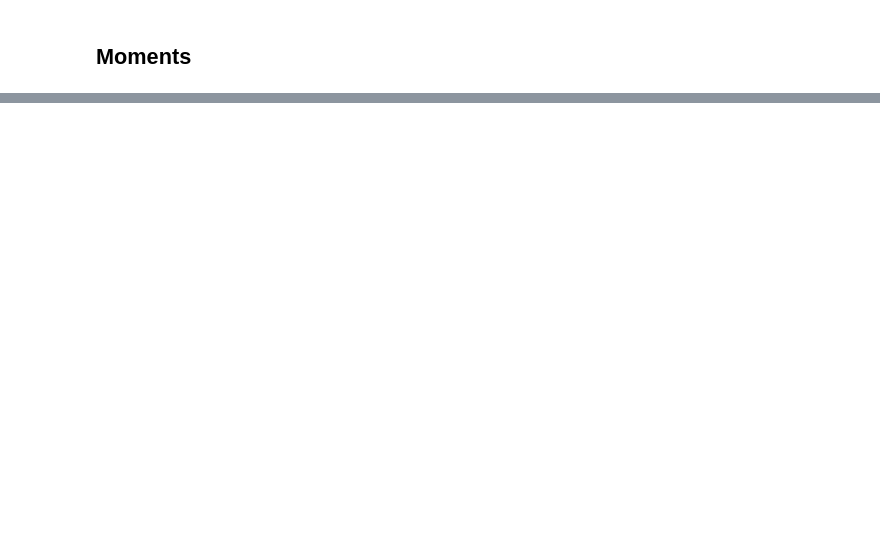
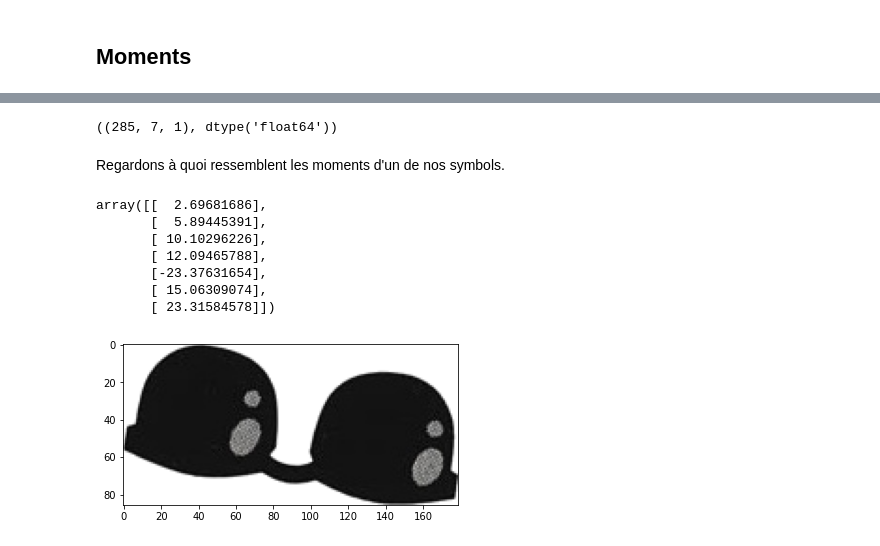
Before and after one commit to Fir0x/Dobble-referee, a Jupyter notebook: notebooks/moments.ipynb, the cells around one changed output, grey strips where cells are left out. Saved outputs shown, nothing was run; the diff lists cells and outputs as text; code cells hidden in the pictures; blank space fills up the shorter version.

Commit message:
[UPD] Moments: add explanation

```diff
--- a/notebooks/moments.ipynb
+++ b/notebooks/moments.ipynb
@@ -87,2 +98,3 @@ symbols = [load_image(symbol_file) for symbol_file in symbol_files]
 # %%
-symbols_gray = [ cv2.imread(symbol_file, cv2.IMREAD_GRAYSCALE) for symbol_file in symbol_files]
+symbols = [cv2.cvtColor(cv2.imread(symbol_file), cv2.COLOR_BGR2RGB) for symbol_file in symbol_files]
+len(symbols), symbols[0].shape, symbols[0].dtype
@@ -96,11 +124,16 @@ from math import copysign, log10
 # %%
-# Calculate Moments
-moments = cv2.moments(symbols_gray[0])
-# Calculate Hu Moments
-huMoments = cv2.HuMoments(moments)
+def symbol2moments(symbol):
+    # Convert to grayscale
+    symbol_gray = cv2.cvtColor(symbol, cv2.COLOR_RGB2GRAY)
 
-# Log scale hu moments
-for i in range(0,7):
-    huMoments[i] = -1* copysign(1.0, huMoments[i]) * log10(abs(huMoments[i]))
+    # Calculate Moments
+    moments = cv2.moments(symbol_gray)
 
-huMoments
+    # Calculate Hu Moments
+    huMoments = cv2.HuMoments(moments)
+
+    # Log scale hu moments to have same order of magnitude
+    for i in range(0,7):
+        huMoments[i] = -1* copysign(1.0, huMoments[i]) * log10(abs(huMoments[i]))
+
+    return huMoments
@@ -110,0 +140,19 @@ X_gray = [cv2.cvtColor(x, cv2.COLOR_BGR2GRAY) for x in symbols]
+# %%
+symbol_moments = np.array([symbol2moments(symbol) for symbol in symbols])
+symbol_moments.shape, symbol_moments.dtype
+# %% [output]
+((285, 7, 1), dtype('float64'))
+# %% [markdown]
+Regardons à quoi ressemblent les moments d'un de nos symbols.
+# %%
+plt.imshow(symbols[0])
+symbol_moments[0]
+# %% [output]
+array([[  2.69681686],
+       [  5.89445391],
+       [ 10.10296226],
+       [ 12.09465788],
+       [-23.37631654],
+       [ 15.06309074],
+       [ 23.31584578]])
+[figure, added]
```
Also changed, not shown: parts of 29 cells of this notebook.
